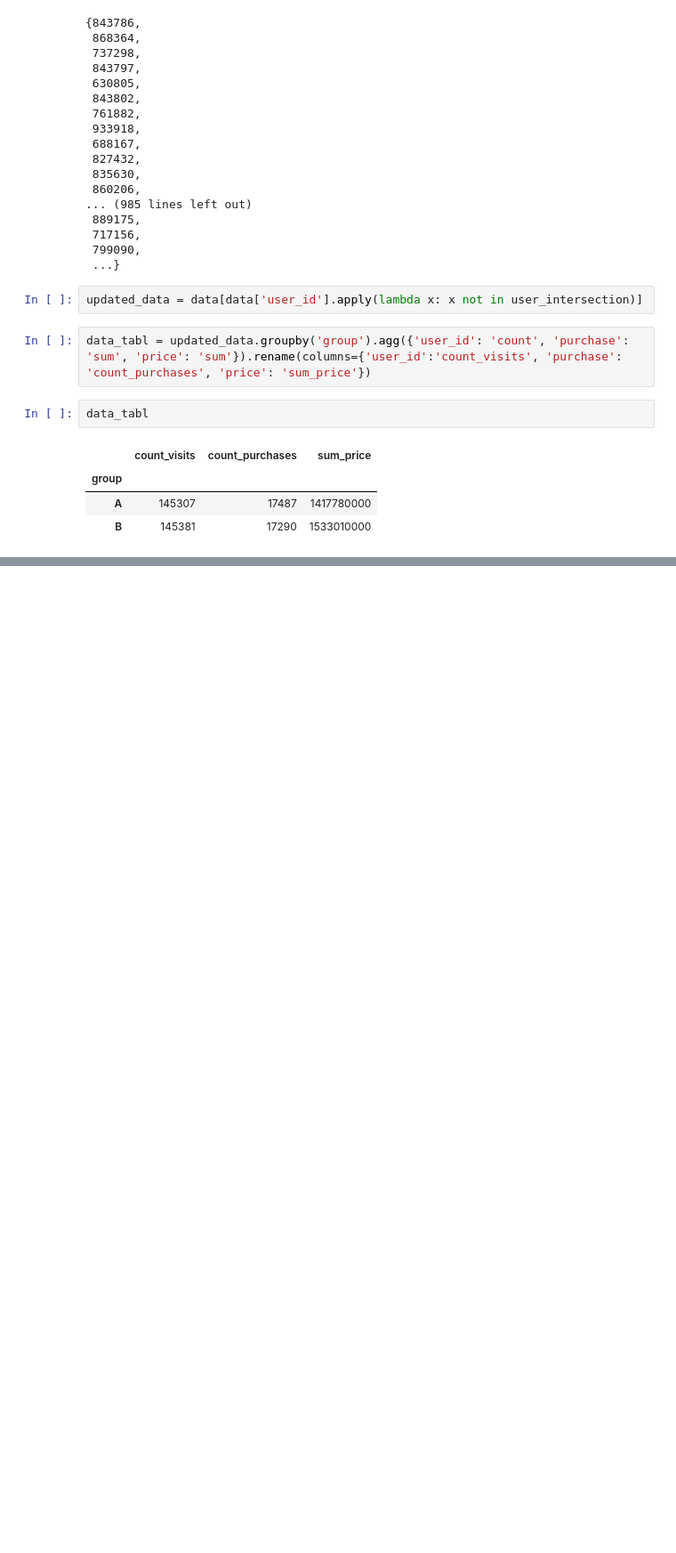
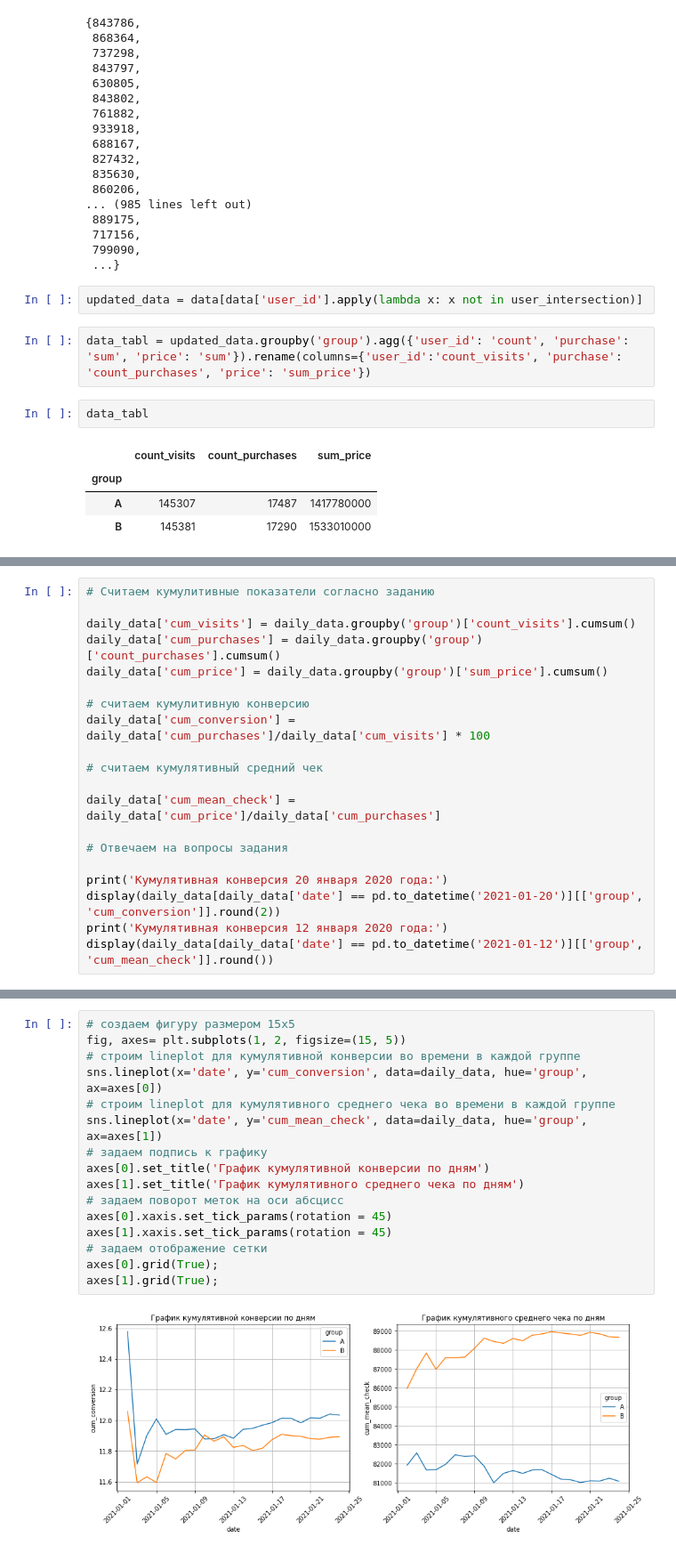
Before and after one commit to d3enjan/sf_data_science, a Jupyter notebook: skillfactory/EDA-5. A-B-тестирование/7. Закрепление знаний.ipynb, the cells around one changed output, grey strips where cells are left out. Shown: that part at 89% size. Saved outputs shown, nothing was run; the diff lists cells and outputs as text; blank space fills up the shorter version.

```diff
--- a/skillfactory/EDA-5. A-B-тестирование/7. Закрепление знаний.ipynb
+++ b/skillfactory/EDA-5. A-B-тестирование/7. Закрепление знаний.ipynb
@@ -117,0 +168,20 @@ a
+# %%
+# Считаем кумулитивные показатели согласно заданию
+
+daily_data['cum_visits'] = daily_data.groupby('group')['count_visits'].cumsum()
+daily_data['cum_purchases'] = daily_data.groupby('group')['count_purchases'].cumsum()
+daily_data['cum_price'] = daily_data.groupby('group')['sum_price'].cumsum()
+
+# считаем кумулитивную конверсию
+daily_data['cum_conversion'] = daily_data['cum_purchases']/daily_data['cum_visits'] * 100
+
+# считаем кумулятивный средний чек
+
+daily_data['cum_mean_check'] = daily_data['cum_price']/daily_data['cum_purchases']
+
+# Отвечаем на вопросы задания
+
+print('Кумулятивная конверсия 20 января 2020 года:')
+display(daily_data[daily_data['date'] == pd.to_datetime('2021-01-20')][['group', 'cum_conversion']].round(2))
+print('Кумулятивная конверсия 12 января 2020 года:')
+display(daily_data[daily_data['date'] == pd.to_datetime('2021-01-12')][['group', 'cum_mean_check']].round())
@@ -117,0 +197,18 @@ a
+# %%
+# создаем фигуру размером 15x5
+fig, axes= plt.subplots(1, 2, figsize=(15, 5))
+# строим lineplot для кумулятивной конверсии во времени в каждой группе
+sns.lineplot(x='date', y='cum_conversion', data=daily_data, hue='group', ax=axes[0])
+# строим lineplot для кумулятивного среднего чека во времени в каждой группе
+sns.lineplot(x='date', y='cum_mean_check', data=daily_data, hue='group', ax=axes[1])
+# задаем подпись к графику
+axes[0].set_title('График кумулятивной конверсии по дням')
+axes[1].set_title('График кумулятивного среднего чека по дням')
+# задаем поворот меток на оси абсцисс
+axes[0].xaxis.set_tick_params(rotation = 45)
+axes[1].xaxis.set_tick_params(rotation = 45)
+# задаем отображение сетки
+axes[0].grid(True);
+axes[1].grid(True);
+# %% [output]
+[figure, added]
```
Also changed, not shown: parts of 8 cells of this notebook, 1 other file.
